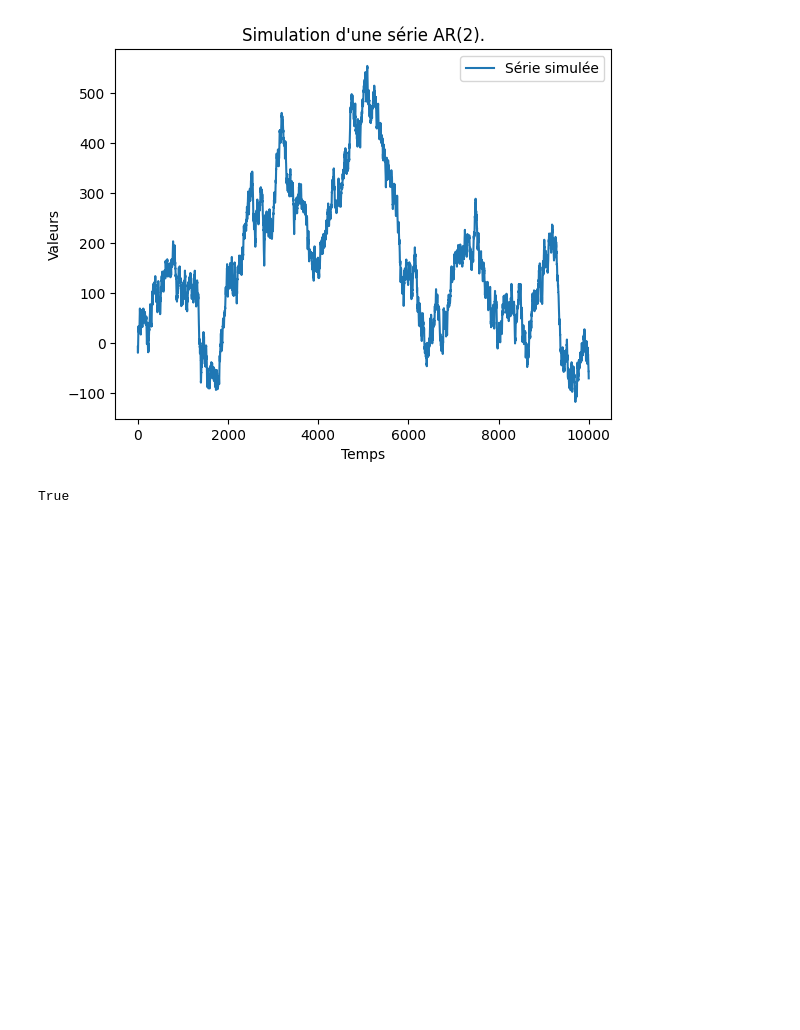
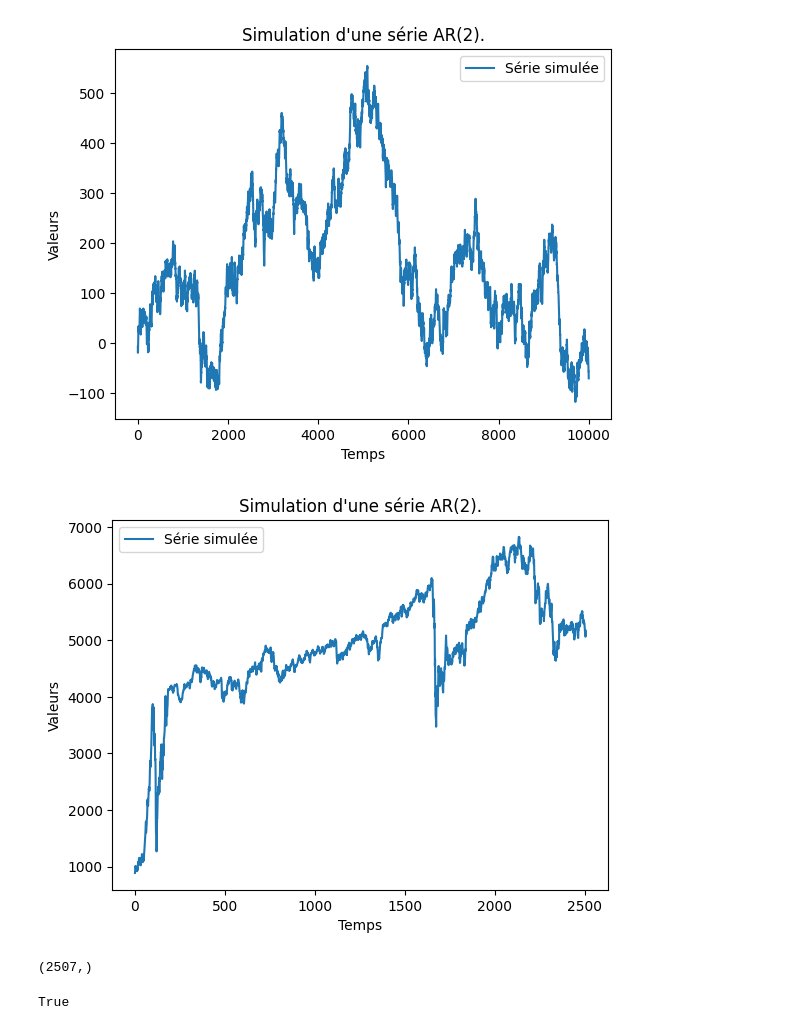
Before and after one commit to QMoayedpour/statapp-hsbc, a Jupyter notebook: gan_simulation.ipynb, the cells around one changed output. Cells and saved outputs as stored; diff of their text form; code cells hidden in the pictures; blank space fills up the shorter version.

```diff
--- a/gan_simulation.ipynb
+++ b/gan_simulation.ipynb
@@ -12,3 +12,8 @@ y = data_simulation(phi1=1.3, phi2=-0.3, sigma=4, n= 10000)
 simple_plot(y)
 # %% [output]
 [figure]
+# %%
+df = pd.read_csv('./data/GANData.csv')
+simple_plot(df[df['ASSETNAME']=="Global Property USD Unhedged"]['PRICE'])
+# %% [output]
+[figure, added]
@@ -15,3 +22,7 @@ simple_plot(y)
+# %%
+y.shape
+# %% [output]
+(2507,)
 # %%
 latent_dim = 10
 ts_dim = 50
```
Also changed, not shown: parts of 4 cells of this notebook, 1 other file.
